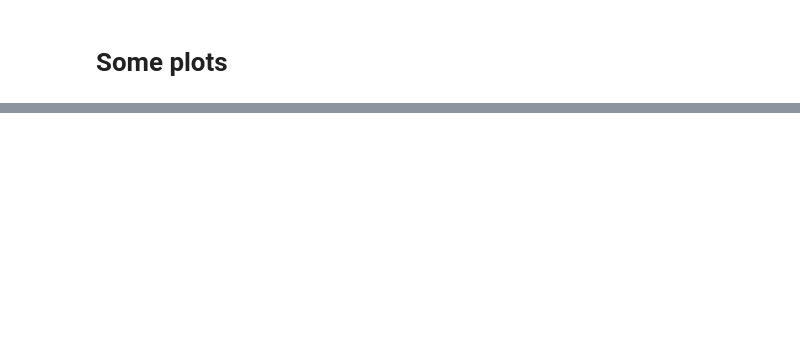
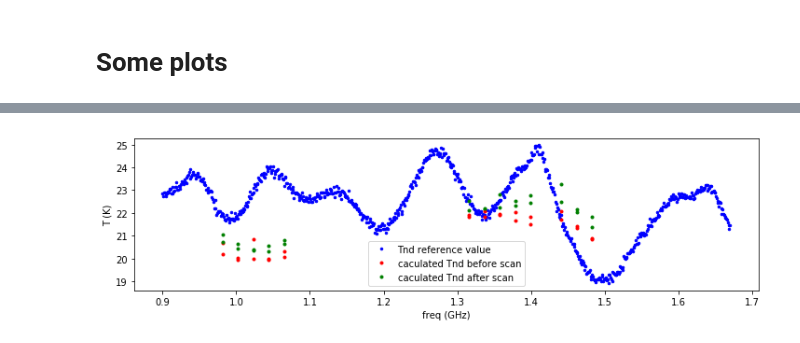
Before and after one commit to meerklass/katcali, a Jupyter notebook: examples/katcali_multi_channel_calibration.ipynb, the cells around one changed output, grey strips where cells are left out. Drawn from its saved outputs; the diff is of its cells as text; code cells hidden in the pictures; blank space fills up the shorter version.

```diff
--- a/examples/katcali_multi_channel_calibration.ipynb
+++ b/examples/katcali_multi_channel_calibration.ipynb
@@ -643,0 +615,6 @@ plt.show()
+# %%
+#load full band result calulated by katcali_multi.py
+#d=pickle.load(open(str(fname)+'_'+str(recv)+'_cali_data'))
+
+#load several channel result calulated by this notebook
+d=pickle.load(open(str(fname)+'_'+str(recv)+'_cali_notedata'))
@@ -643,0 +632,23 @@ plt.show()
+# %%
+#load data in
+Tresidual=d['Tresidual']
+Tnd_cal=d['Tnd_cal']
+cali_T=d['cali_T']
+nd_s0_list=d['nd_s0_list']
+gt_param=d['gt_param']
+eta_p_list=d['eta_p_list']
+ratio_list=d['ratio_list']
+sm_param=d['sm_param']
+# %%
+plt.figure(figsize=(12,3))
+plt.plot(noise[pol][:,0]/1e9,noise[pol][:,1],'b.', ms=5)
+for i in range(len(freqs)):
+    if Tnd_cal[i] is not None and i<3100:
+        plt.plot(freqs[i]/1e9,Tnd_cal[i][0],'r.')
+        plt.plot(freqs[i]/1e9,Tnd_cal[i][1],'g.')
+plt.xlabel('freq (GHz)')
+plt.ylabel('T (K)')
+plt.legend(['Tnd reference value', 'caculated Tnd before scan', 'caculated Tnd after scan'])
+plt.show()
+# %% [output]
+[figure, added]
```
Also changed, not shown: parts of 28 cells of this notebook.
